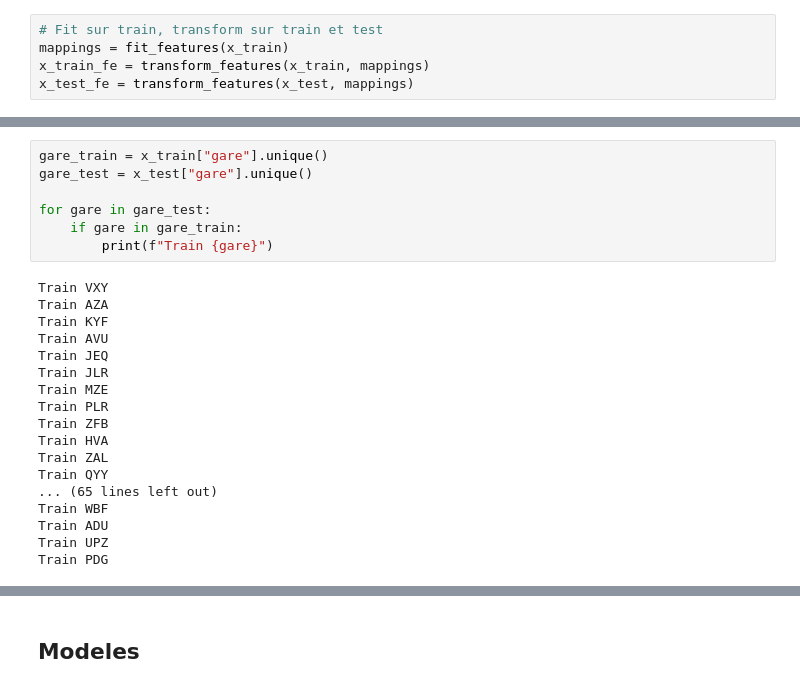
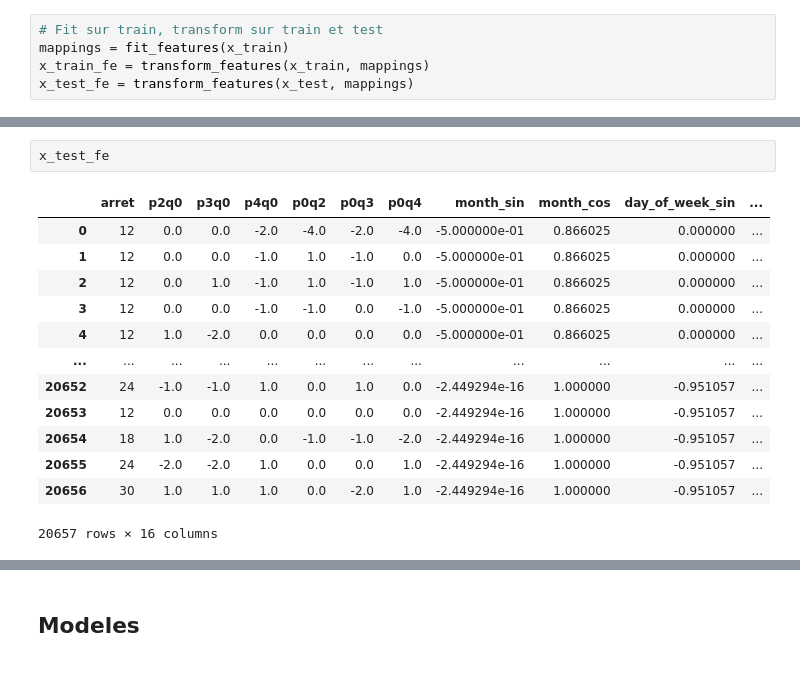
Before and after one commit to motawassimlahmadi/SNCF_DataChallenge166, a Jupyter notebook: notebooks/modelling.ipynb, the cells around one changed output, grey strips where cells are left out. Drawn from its saved outputs; the diff is of its cells as text.

```diff
--- a/notebooks/modelling.ipynb
+++ b/notebooks/modelling.ipynb
@@ -146,26 +134,17 @@ Train NSGFHH
-# %%
-gare_train = x_train["gare"].unique()
-gare_test = x_test["gare"].unique()
-
-for gare in gare_test:
-    if gare in gare_train:
-        print(f"Train {gare}")
-# %% [output]
-Train VXY
-Train AZA
-Train KYF
-Train AVU
-Train JEQ
-Train JLR
-Train MZE
-Train PLR
-Train ZFB
-Train HVA
-Train ZAL
-Train QYY
-... (65 lines left out)
-Train WBF
-Train ADU
-Train UPZ
-Train PDG
+# %%
+x_test_fe
+# %% [output]
+|  | arret | p2q0 | p3q0 | p4q0 | p0q2 | p0q3 | p0q4 | month_sin | month_cos | day_of_week_sin | ... |
+| 0 | 12 | 0.0 | 0.0 | -2.0 | -4.0 | -2.0 | -4.0 | -5.000000e-01 | 0.866025 | 0.000000 | ... |
+| 1 | 12 | 0.0 | 0.0 | -1.0 | 1.0 | -1.0 | 0.0 | -5.000000e-01 | 0.866025 | 0.000000 | ... |
+| 2 | 12 | 0.0 | 1.0 | -1.0 | 1.0 | -1.0 | 1.0 | -5.000000e-01 | 0.866025 | 0.000000 | ... |
+| 3 | 12 | 0.0 | 0.0 | -1.0 | -1.0 | 0.0 | -1.0 | -5.000000e-01 | 0.866025 | 0.000000 | ... |
+| 4 | 12 | 1.0 | -2.0 | 0.0 | 0.0 | 0.0 | 0.0 | -5.000000e-01 | 0.866025 | 0.000000 | ... |
+| ... | ... | ... | ... | ... | ... | ... | ... | ... | ... | ... | ... |
+| 20652 | 24 | -1.0 | -1.0 | 1.0 | 0.0 | 1.0 | 0.0 | -2.449294e-16 | 1.000000 | -0.951057 | ... |
+| 20653 | 12 | 0.0 | 0.0 | 0.0 | 0.0 | 0.0 | 0.0 | -2.449294e-16 | 1.000000 | -0.951057 | ... |
+| 20654 | 18 | 1.0 | -2.0 | 0.0 | -1.0 | -1.0 | -2.0 | -2.449294e-16 | 1.000000 | -0.951057 | ... |
+| 20655 | 24 | -2.0 | -2.0 | 1.0 | 0.0 | 0.0 | 1.0 | -2.449294e-16 | 1.000000 | -0.951057 | ... |
+| 20656 | 30 | 1.0 | 1.0 | 1.0 | 0.0 | -2.0 | 1.0 | -2.449294e-16 | 1.000000 | -0.951057 | ... |
+20657 rows × 16 columns
 # %%
```
Also changed, not shown: parts of 12 cells of this notebook.
